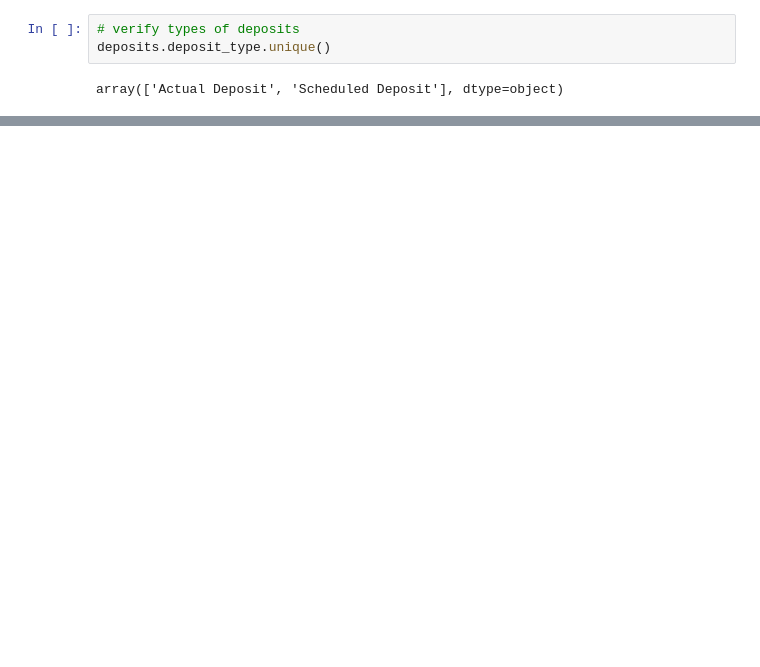
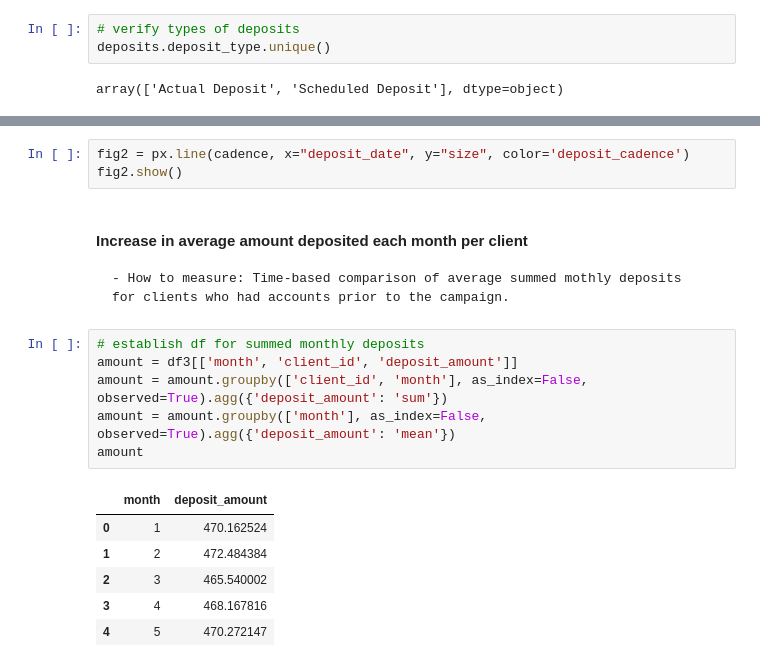
Before and after one commit to ash-nil/ash-nil.github.io, a Jupyter notebook: docs/Marketing_Campaign_Results/notebook.ipynb, the cells around one changed output, grey strips where cells are left out. Drawn from its saved outputs; the diff is of its cells as text; blank space fills up the shorter version.

```diff
--- a/docs/Marketing_Campaign_Results/notebook.ipynb
+++ b/docs/Marketing_Campaign_Results/notebook.ipynb
@@ -193,0 +333,20 @@ Total rows:  256143
+# %%
+fig2 = px.line(cadence, x="deposit_date", y="size", color='deposit_cadence')
+fig2.show()
+# %% [markdown]
+#### Increase in average amount deposited each month per client
+
+    - How to measure: Time-based comparison of average summed mothly deposits for clients who had accounts prior to the campaign.
+# %%
+# establish df for summed monthly deposits
+amount = df3[['month', 'client_id', 'deposit_amount']]
+amount = amount.groupby(['client_id', 'month'], as_index=False, observed=True).agg({'deposit_amount': 'sum'})
+amount = amount.groupby(['month'], as_index=False, observed=True).agg({'deposit_amount': 'mean'})
+amount
+# %% [output]
+|  | month | deposit_amount |
+| 0 | 1 | 470.162524 |
+| 1 | 2 | 472.484384 |
+| 2 | 3 | 465.540002 |
+| 3 | 4 | 468.167816 |
+| 4 | 5 | 470.272147 |
```
Also changed, not shown: parts of 20 cells of this notebook, 1 other file.
